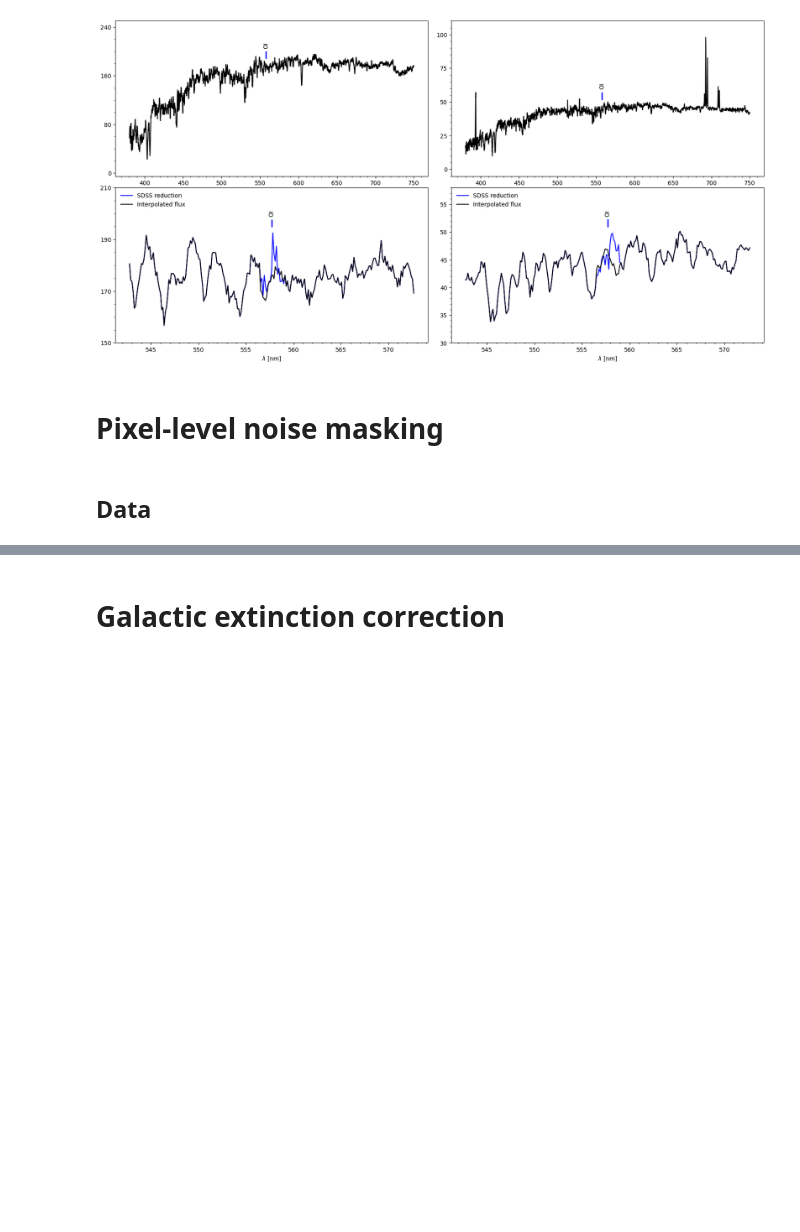
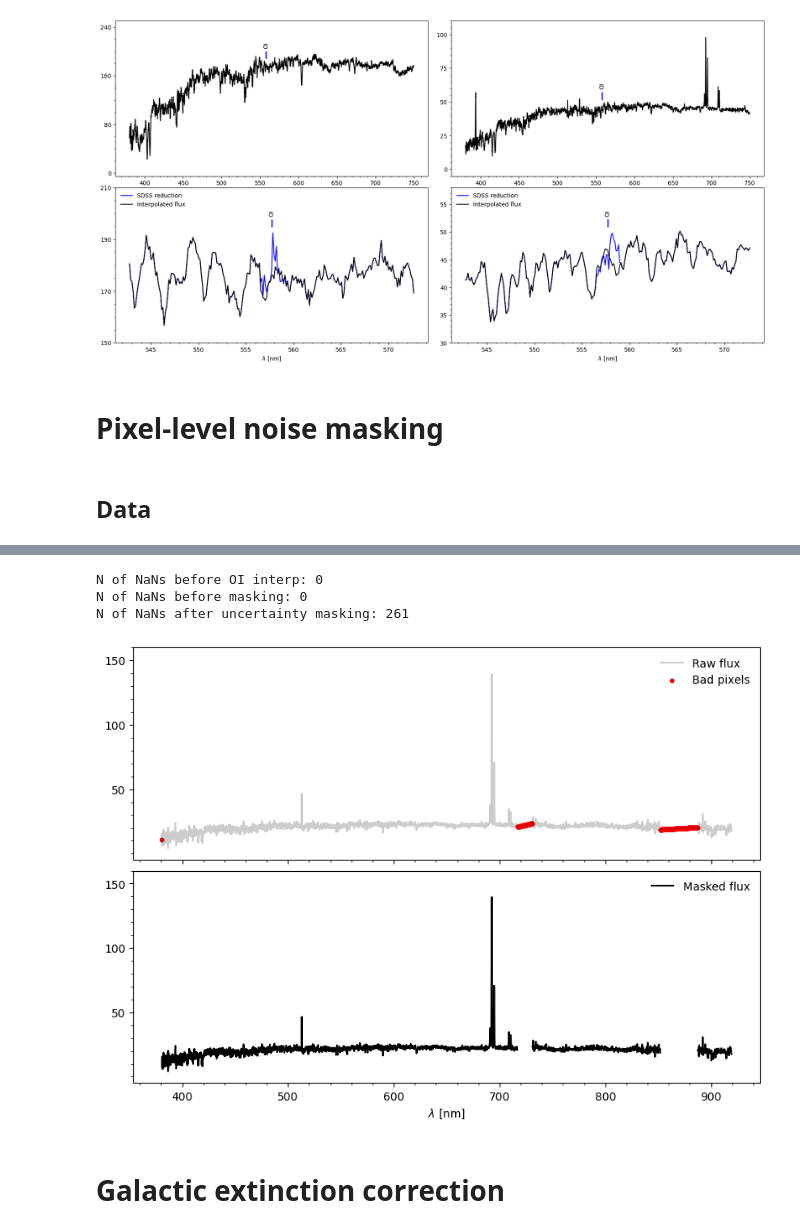
Before and after one commit to ed-ortizm/sdss, a Jupyter notebook: data_prep_illustrations/02_data_prep.ipynb, the cells around one changed output, grey strips where cells are left out. Cells and saved outputs as stored; diff of their text form; code cells hidden in the pictures; blank space fills up the shorter version.

Commit message:
feature: add data stats for final data and add nosise masking figure

```diff
--- a/data_prep_illustrations/02_data_prep.ipynb
+++ b/data_prep_illustrations/02_data_prep.ipynb
@@ -786,3 +642,63 @@ axs[0].plot(raw_wave, np.sqrt(1/ivar), color='blue')
+# %%
+# Get data
+fname = "spec-2372-53768-0188.fits"
+file_location = f'{fits_files_dir}/pixel_level_noise/{fname}'
+(
+    raw_flux, sky,
+    raw_wave, ivar, specobjid
+) = get_data_from_fits_file(file_location)
+
+flux, variance, large_variance_mask = remove_large_uncertainties(
+    wave=raw_wave, flux=raw_flux.copy(), ivar=ivar
+)
+# ---------------------------------------------------------------
+raw_wave_nm = raw_wave * 0.1
+# ---------------------------------------------------------------
+fig, axs = plt.subplots(
+    2, 1,
+    figsize=(10, 7),
+    sharex=True,
+)
+# ---------------------------------------------------------------
+axs[0].plot(raw_wave_nm, raw_flux, color="black", alpha=0.2, label='Raw flux')
+
+axs[0].scatter(
+    raw_wave_nm[large_variance_mask],
+    raw_flux[large_variance_mask],
+    color="red",
+    marker="o",
+    s=10,
+    alpha=1,
+    label="Bad pixels"
+)
+# ---------------------------------------------------------------
+axs[1].plot(raw_wave_nm, flux, color="black", label='Masked flux')
+# ---------------------------------------------------------------
+# Add legends to both panels
+axs[0].legend(loc="upper right", frameon=False)
+axs[1].legend(loc="upper right", frameon=False)
+# ---------------------------------------------------------------
+ticks = [50, 100, 150]
+for ax in axs.flatten():
+    ax.set_ylim(-5, 160)
+    ax.set_yticks(ticks)
+    ax.minorticks_on()
+# ---------------------------------------------------------------
+axs[-1].set_xlabel(r"$\lambda$ [nm]")
+# ---------------------------------------------------------------
+# adjust vertical space
+plt.subplots_adjust(
+    hspace=0.05,
+)
+fig.savefig(
+    f"{ch_3_dir}/noise_masking.pdf",
+    bbox_inches='tight'
+)
+# %% [output]
+N of NaNs before OI interp: 0
+N of NaNs before masking: 0
+N of NaNs after uncertainty masking: 261
+[figure, added]
 # %% [markdown]
 # Galactic extinction correction
 # %%
```
Also changed, not shown: parts of 7 cells of this notebook, 1 other file.
